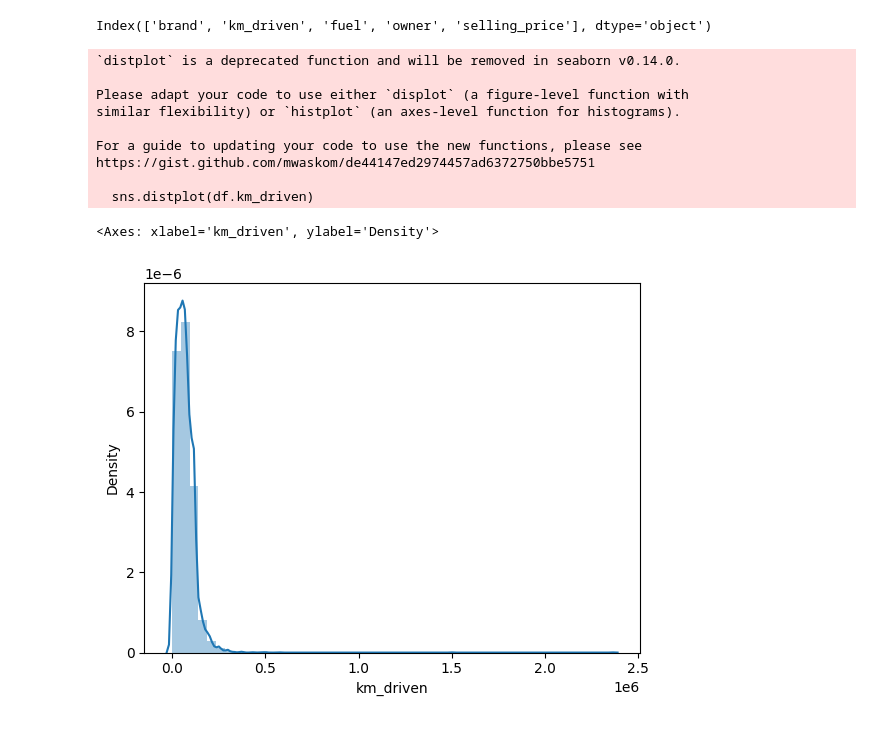
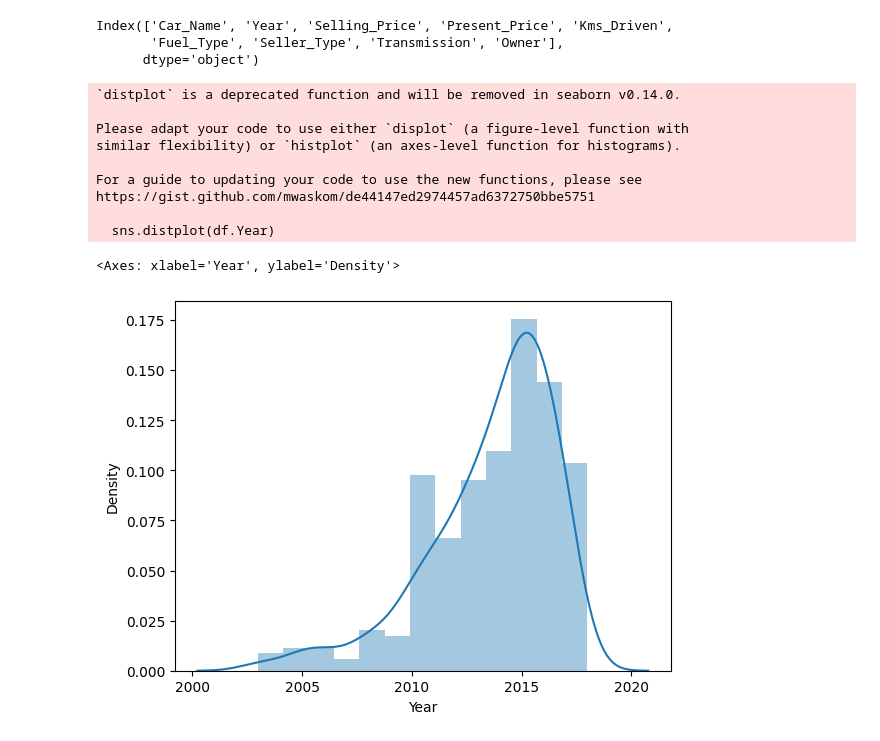
Before and after one commit to Lathankv/portfolio, a Jupyter notebook: cars.ipynb, the cells around one changed output. Cells and saved outputs as stored; diff of their text form; code cells hidden in the pictures.

```diff
--- a/cars.ipynb
+++ b/cars.ipynb
@@ -23,6 +23,6 @@ for dirname, _, filenames in os.walk('/kaggle/input'):
   for filename in filenames:
     print(os.path.join(dirname, filename))
 # %%
-df=pd.read_csv('cars.csv')
+df=pd.read_csv('car data.csv')
 df.head()
 # %% [output]
@@ -110,21 +105,23 @@ print(df['owner'].unique())
 # %%
 df.columns
 # %% [output]
-Index(['brand', 'km_driven', 'fuel', 'owner', 'selling_price'], dtype='object')
+Index(['Car_Name', 'Year', 'Selling_Price', 'Present_Price', 'Kms_Driven',
+       'Fuel_Type', 'Seller_Type', 'Transmission', 'Owner'],
+      dtype='object')
 # %%
-sns.distplot(df.km_driven)
+sns.distplot(df.Year)
 # %% [output]
 `distplot` is a deprecated function and will be removed in seaborn v0.14.0.
 
 Please adapt your code to use either `displot` (a figure-level function with
 similar flexibility) or `histplot` (an axes-level function for histograms).
 
 For a guide to updating your code to use the new functions, please see
 https://gist.github.com/mwaskom/de44147ed2974457ad6372750bbe5751
 
-  sns.distplot(df.km_driven)
+  sns.distplot(df.Year)
-<Axes: xlabel='km_driven', ylabel='Density'>
+<Axes: xlabel='Year', ylabel='Density'>
-[figure, old version]
+[figure, new version]
 # %%
 fig = df.hist(figsize=(18,18))
 # %% [output]
```
Also changed, not shown: parts of 18 cells of this notebook.
